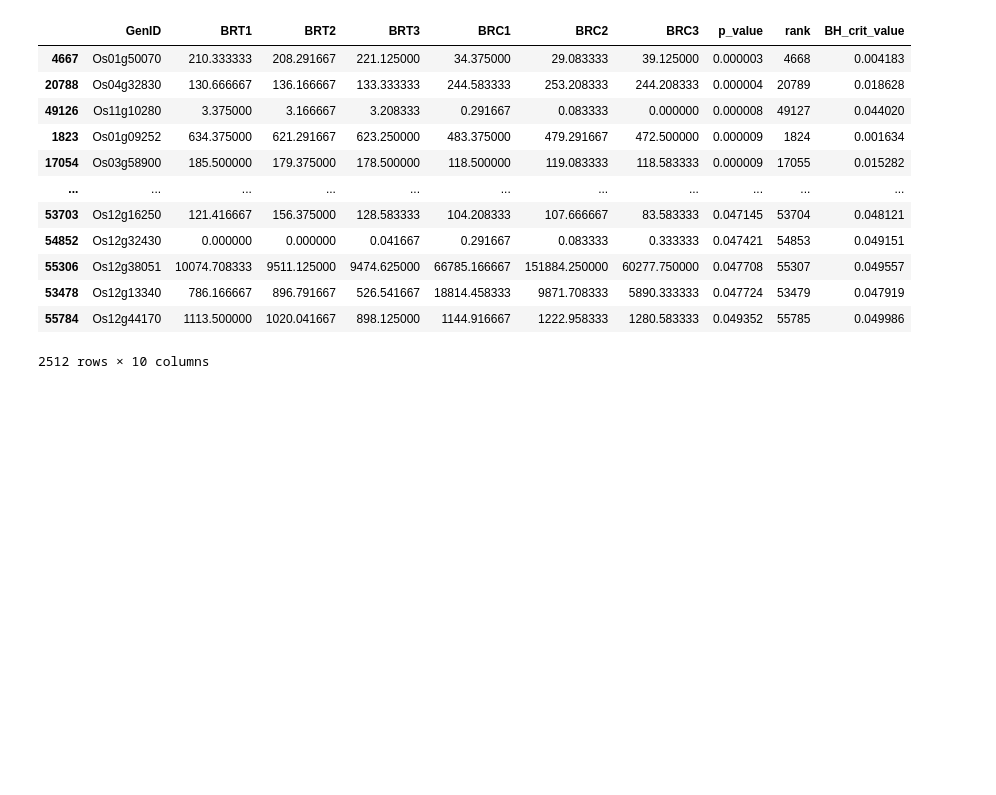
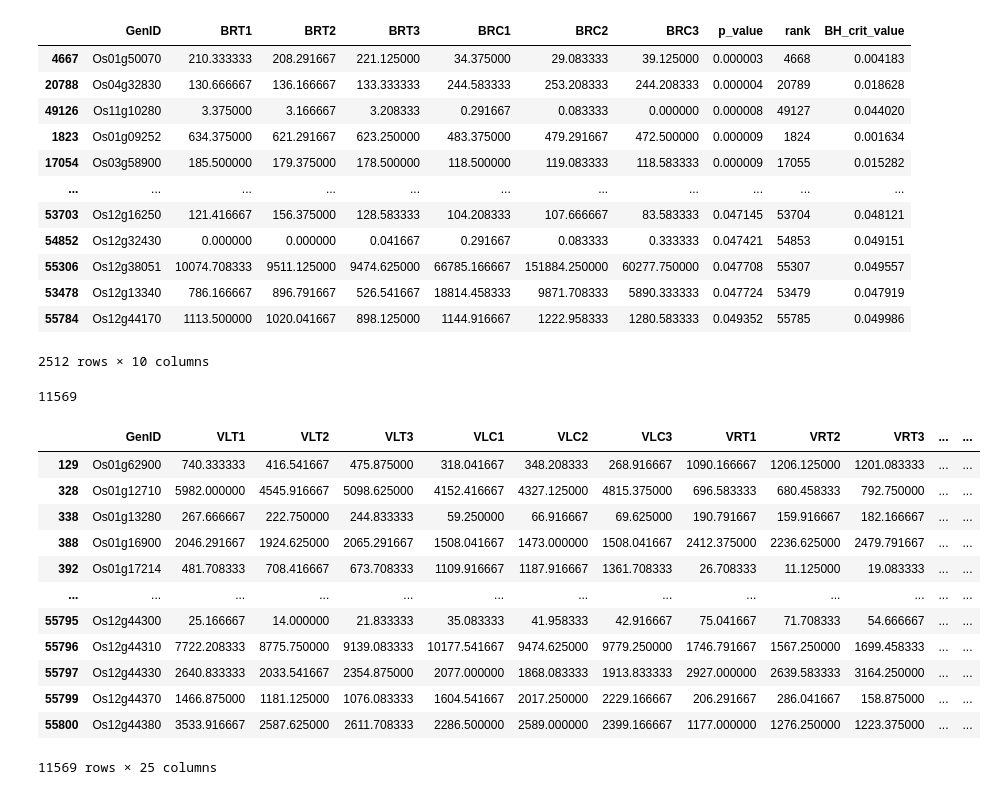
Before and after one commit to MahdeeMushfiqueKamal/cBLAST-AssignedTasks, a Jupyter notebook: task4.ipynb, the cells around one changed output. Drawn from its saved outputs; the diff is of its cells as text; code cells hidden in the pictures; blank space fills up the shorter version.

```diff
--- a/task4.ipynb
+++ b/task4.ipynb
@@ -209,3 +209,23 @@ See the caveats in the documentation: https://pandas.pydata.org/pandas-docs/stab
 | 53478 | Os12g13340 | 786.166667 | 896.791667 | 526.541667 | 18814.458333 | 9871.708333 | 5890.333333 | 0.047724 | 53479 | 0.047919 |
 | 55784 | Os12g44170 | 1113.500000 | 1020.041667 | 898.125000 | 1144.916667 | 1222.958333 | 1280.583333 | 0.049352 | 55785 | 0.049986 |
 2512 rows × 10 columns
+# %%
+DEGs = set(DEGs)
+print(len(DEGs))
+df = raw_data[raw_data.GenID.isin(DEGs)]
+df
+# %% [output]
+11569
+|  | GenID | VLT1 | VLT2 | VLT3 | VLC1 | VLC2 | VLC3 | VRT1 | VRT2 | VRT3 | ... | ... |
+| 129 | Os01g62900 | 740.333333 | 416.541667 | 475.875000 | 318.041667 | 348.208333 | 268.916667 | 1090.166667 | 1206.125000 | 1201.083333 | ... | ... |
+| 328 | Os01g12710 | 5982.000000 | 4545.916667 | 5098.625000 | 4152.416667 | 4327.125000 | 4815.375000 | 696.583333 | 680.458333 | 792.750000 | ... | ... |
+| 338 | Os01g13280 | 267.666667 | 222.750000 | 244.833333 | 59.250000 | 66.916667 | 69.625000 | 190.791667 | 159.916667 | 182.166667 | ... | ... |
+| 388 | Os01g16900 | 2046.291667 | 1924.625000 | 2065.291667 | 1508.041667 | 1473.000000 | 1508.041667 | 2412.375000 | 2236.625000 | 2479.791667 | ... | ... |
+| 392 | Os01g17214 | 481.708333 | 708.416667 | 673.708333 | 1109.916667 | 1187.916667 | 1361.708333 | 26.708333 | 11.125000 | 19.083333 | ... | ... |
+| ... | ... | ... | ... | ... | ... | ... | ... | ... | ... | ... | ... | ... |
+| 55795 | Os12g44300 | 25.166667 | 14.000000 | 21.833333 | 35.083333 | 41.958333 | 42.916667 | 75.041667 | 71.708333 | 54.666667 | ... | ... |
+| 55796 | Os12g44310 | 7722.208333 | 8775.750000 | 9139.083333 | 10177.541667 | 9474.625000 | 9779.250000 | 1746.791667 | 1567.250000 | 1699.458333 | ... | ... |
+| 55797 | Os12g44330 | 2640.833333 | 2033.541667 | 2354.875000 | 2077.000000 | 1868.083333 | 1913.833333 | 2927.000000 | 2639.583333 | 3164.250000 | ... | ... |
+| 55799 | Os12g44370 | 1466.875000 | 1181.125000 | 1076.083333 | 1604.541667 | 2017.250000 | 2229.166667 | 206.291667 | 286.041667 | 158.875000 | ... | ... |
+| 55800 | Os12g44380 | 3533.916667 | 2587.625000 | 2611.708333 | 2286.500000 | 2589.000000 | 2399.166667 | 1177.000000 | 1276.250000 | 1223.375000 | ... | ... |
+11569 rows × 25 columns
```
Also changed, not shown: parts of 2 cells of this notebook, 3 other files.
